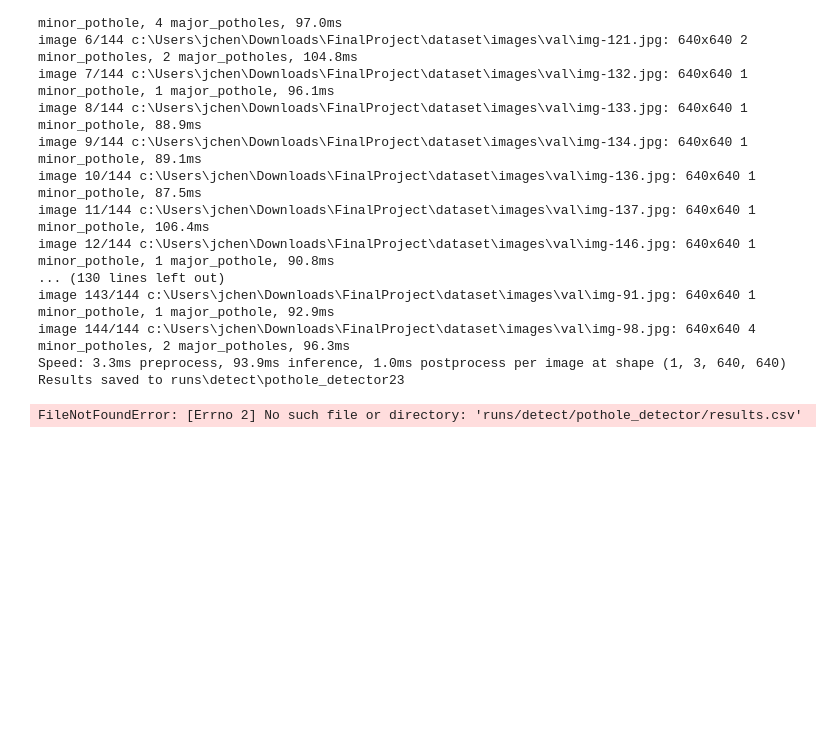
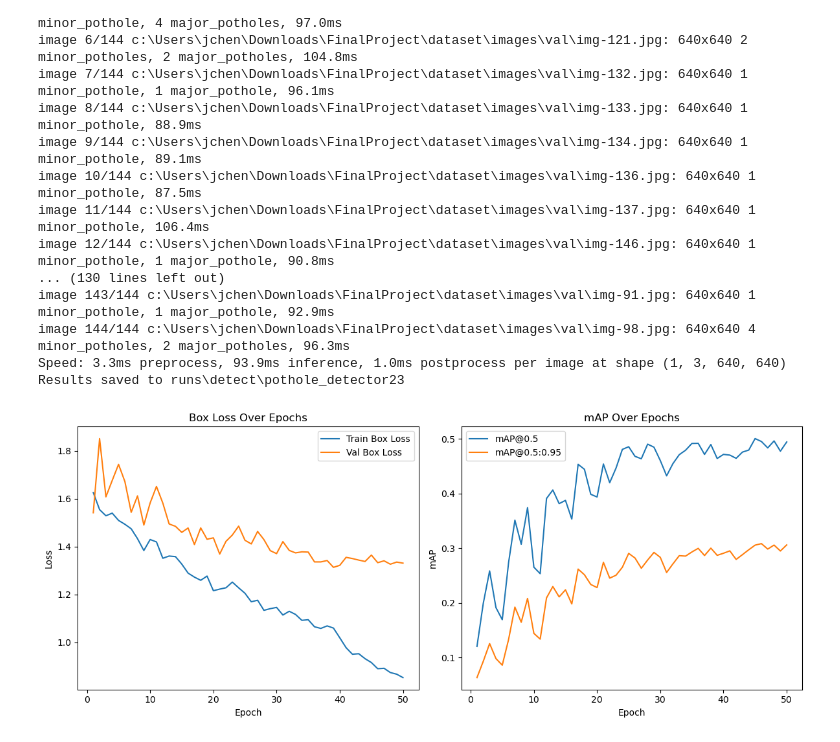
Before and after one commit to JohnsonChen22002/pothole-detector, a Jupyter notebook: model_training.ipynb, the cells around one changed output. Drawn from its saved outputs; the diff is of its cells as text; code cells hidden in the pictures; blank space fills up the shorter version.

```diff
--- a/model_training.ipynb
+++ b/model_training.ipynb
@@ -104,30 +104,33 @@ Results saved to runs\detect\pothole_detector23
 # %%
 import pandas as pd
 import matplotlib.pyplot as plt
 
-# Load results
-df = pd.read_csv('runs/detect/pothole_detector/results.csv')
+# Load results and strip whitespace
+df = pd.read_csv('runs/detect/pothole_detector2/results.csv')
+df.columns = df.columns.str.strip()
 
-# Plot box loss and mAP@0.5
+# Plot box loss and mAP
 plt.figure(figsize=(12, 5))
 
+# Box loss (train + validation)
 plt.subplot(1, 2, 1)
-plt.plot(df['      epoch'], df['      train/box_loss'], label='Box Loss')
-plt.plot(df['      epoch'], df['        val/box_loss'], label='Val Box Loss')
+plt.plot(df['epoch'], df['train/box_loss'], label='Train Box Loss')
+plt.plot(df['epoch'], df['val/box_loss'], label='Val Box Loss')
 plt.xlabel('Epoch')
 plt.ylabel('Loss')
 plt.title('Box Loss Over Epochs')
 plt.legend()
 
+# mAP@0.5 and mAP@0.5:0.95
 plt.subplot(1, 2, 2)
-plt.plot(df['      epoch'], df['         metrics/mAP50'], label='mAP@0.5')
-plt.plot(df['      epoch'], df['    metrics/mAP50-95'], label='mAP@0.5:0.95')
+plt.plot(df['epoch'], df['metrics/mAP50(B)'], label='mAP@0.5')
+plt.plot(df['epoch'], df['metrics/mAP50-95(B)'], label='mAP@0.5:0.95')
 plt.xlabel('Epoch')
 plt.ylabel('mAP')
 plt.title('mAP Over Epochs')
 plt.legend()
 
 plt.tight_layout()
 plt.show()
 # %% [output]
-FileNotFoundError: [Errno 2] No such file or directory: 'runs/detect/pothole_detector/results.csv'
+[figure, added]
```
Also changed, not shown: parts of 1 cell of this notebook, 2 other files.
